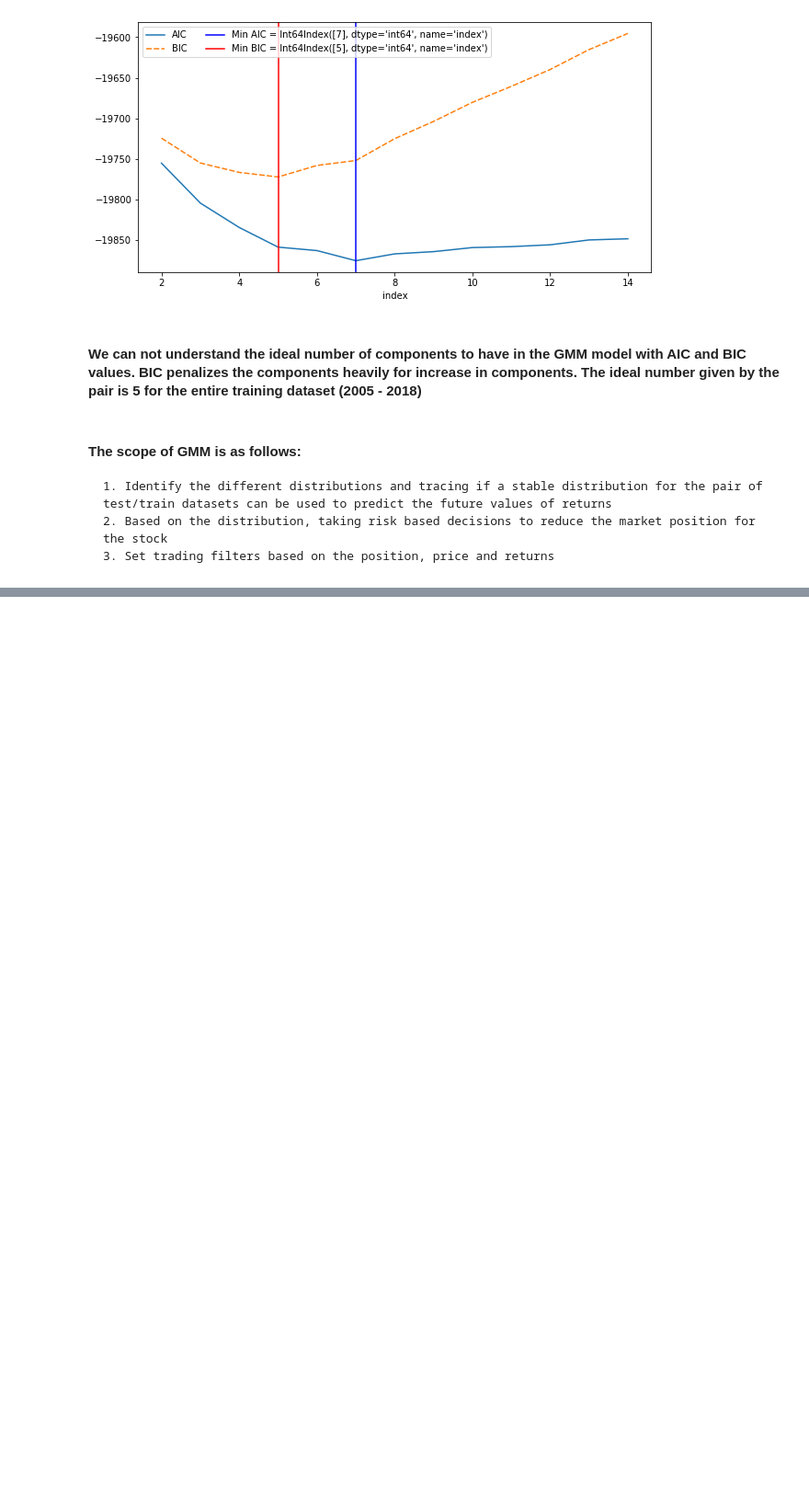
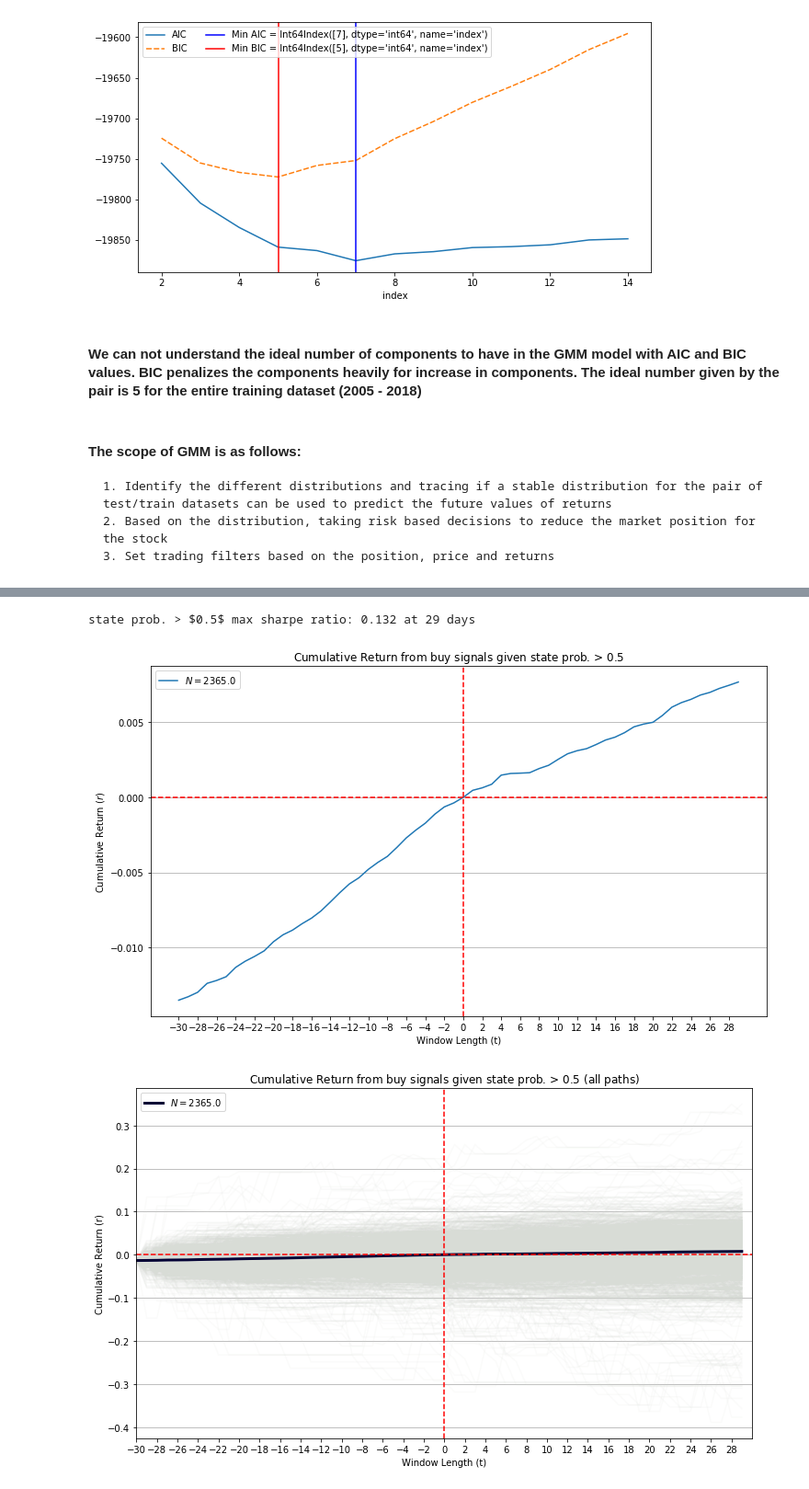
Before and after one commit to shardul0913/Fin-StatisticalArbitrage, a Jupyter notebook: Stationary Arbitrage.ipynb, the cells around one changed output, grey strips where cells are left out. Shown at 92% size. Drawn from its saved outputs; the diff is of its cells as text; code cells hidden in the pictures; blank space fills up the shorter version.

```diff
--- a/Stationary Arbitrage.ipynb
+++ b/Stationary Arbitrage.ipynb
@@ -487,0 +537,4 @@ predPlot(pred_test)
+# %%
+actualAmt = prices_df['SPY']
+predAll = pd.merge(actualAmt, pred_test, left_index=True, right_index=True)
+predAll
@@ -487,0 +666,2 @@ predPlot(pred_test)
+# %%
+all_returns, all_std_devs, N, all_returns_df = run_event_study(predAll, starting_point=30)
@@ -487,0 +731,9 @@ predPlot(pred_test)
+# %%
+THRES = 0.5
+plot_mean_event_returns(all_returns, thres=THRES)
+plot_event_returns_all_paths(all_returns_df, thres=THRES)
+plot_event_sharpe_estimate(all_returns, all_std_devs, thres=THRES)
+# %% [output]
+state prob. > $0.5$ max sharpe ratio: 0.132 at 29 days
+[figure, added]
+[figure, added]
```
Also changed, not shown: parts of 16 cells of this notebook.
